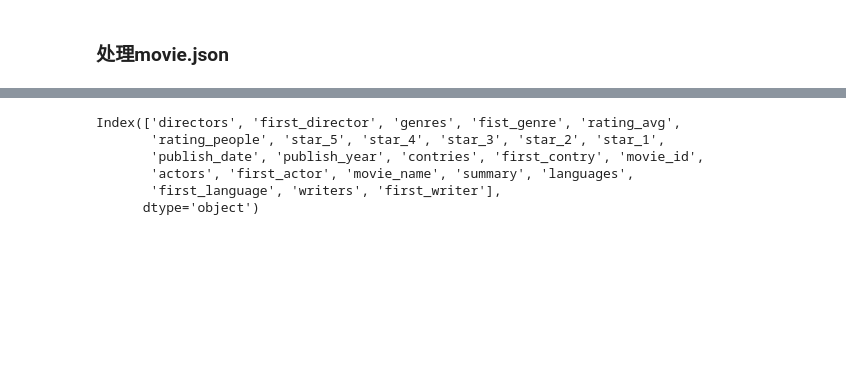
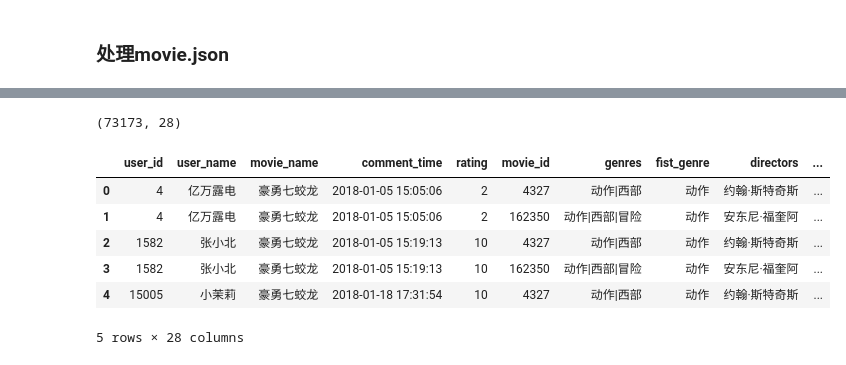
Before and after one commit to ljt270864457/douban_recommend, a Jupyter notebook: notebook/1.etl.ipynb, the cells around one changed output, grey strips where cells are left out. Cells and saved outputs as stored; diff of their text form; code cells hidden in the pictures; blank space fills up the shorter version.

```diff
--- a/notebook/1.etl.ipynb
+++ b/notebook/1.etl.ipynb
@@ -164,10 +226,16 @@ df_movie_json.head()
-# %%
-df_movie_json.columns
-# %% [output]
-Index(['directors', 'first_director', 'genres', 'fist_genre', 'rating_avg',
-       'rating_people', 'star_5', 'star_4', 'star_3', 'star_2', 'star_1',
-       'publish_date', 'publish_year', 'contries', 'first_contry', 'movie_id',
-       'actors', 'first_actor', 'movie_name', 'summary', 'languages',
-       'first_language', 'writers', 'first_writer'],
-      dtype='object')
+# %%
+# 注意 这里是为了保证能够同时关联上user和item选择innerjoin，有数据损失，大家可以在考虑下怎么处理方便，总是感觉数据怪怪的
+df_width = pd.merge(df_user[['user_id', 'user_name', 'movie_name',
+                             'comment_time', 'rating']], df_movie_json, on='movie_name')
+print(df_width.shape)
+df_width.head()
+# %% [output]
+(73173, 28)
+|  | user_id | user_name | movie_name | comment_time | rating | movie_id | genres | fist_genre | directors | ... |
+| 0 | 4 | 亿万露电 | 豪勇七蛟龙 | 2018-01-05 15:05:06 | 2 | 4327 | 动作|西部 | 动作 | 约翰·斯特奇斯 | ... |
+| 1 | 4 | 亿万露电 | 豪勇七蛟龙 | 2018-01-05 15:05:06 | 2 | 162350 | 动作|西部|冒险 | 动作 | 安东尼·福奎阿 | ... |
+| 2 | 1582 | 张小北 | 豪勇七蛟龙 | 2018-01-05 15:19:13 | 10 | 4327 | 动作|西部 | 动作 | 约翰·斯特奇斯 | ... |
+| 3 | 1582 | 张小北 | 豪勇七蛟龙 | 2018-01-05 15:19:13 | 10 | 162350 | 动作|西部|冒险 | 动作 | 安东尼·福奎阿 | ... |
+| 4 | 15005 | 小茉莉 | 豪勇七蛟龙 | 2018-01-18 17:31:54 | 10 | 4327 | 动作|西部 | 动作 | 约翰·斯特奇斯 | ... |
+5 rows × 28 columns
 # %%
```
Also changed, not shown: parts of 18 cells of this notebook, 3 other files.
